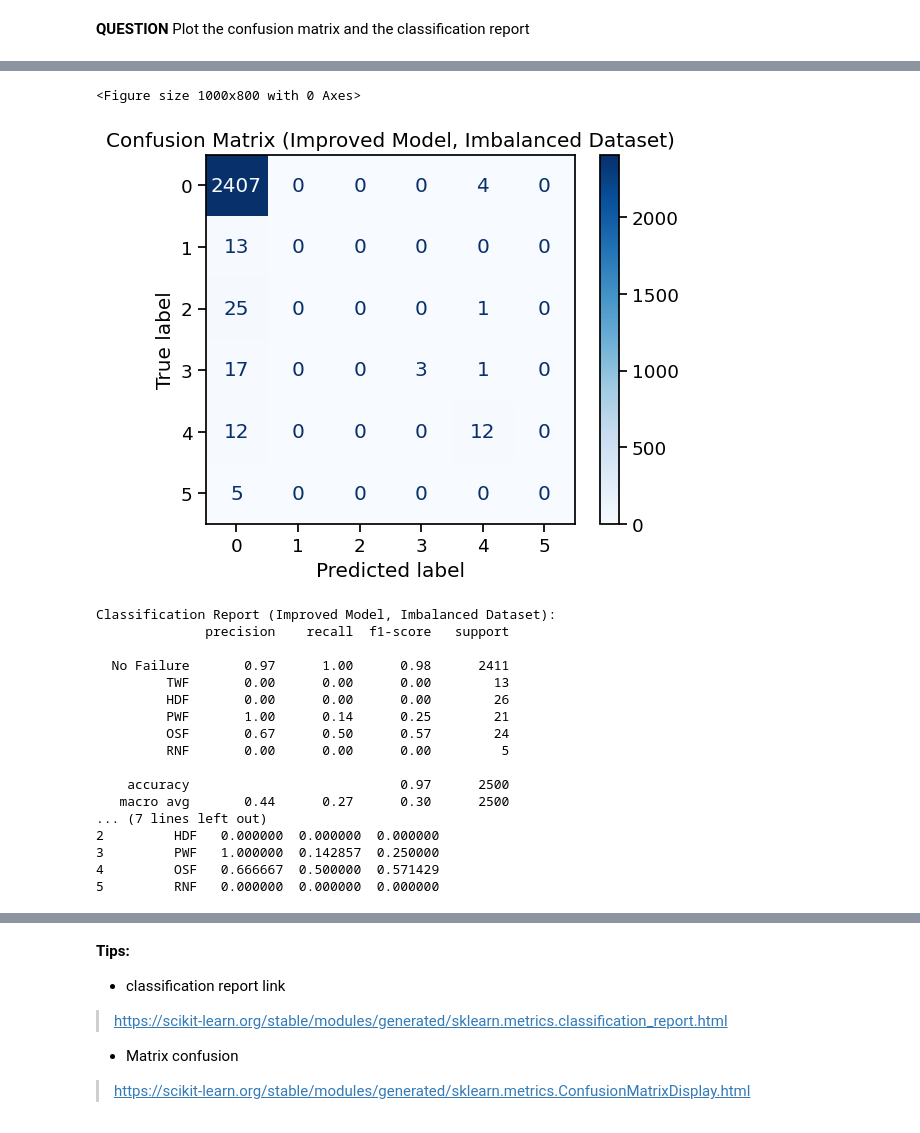
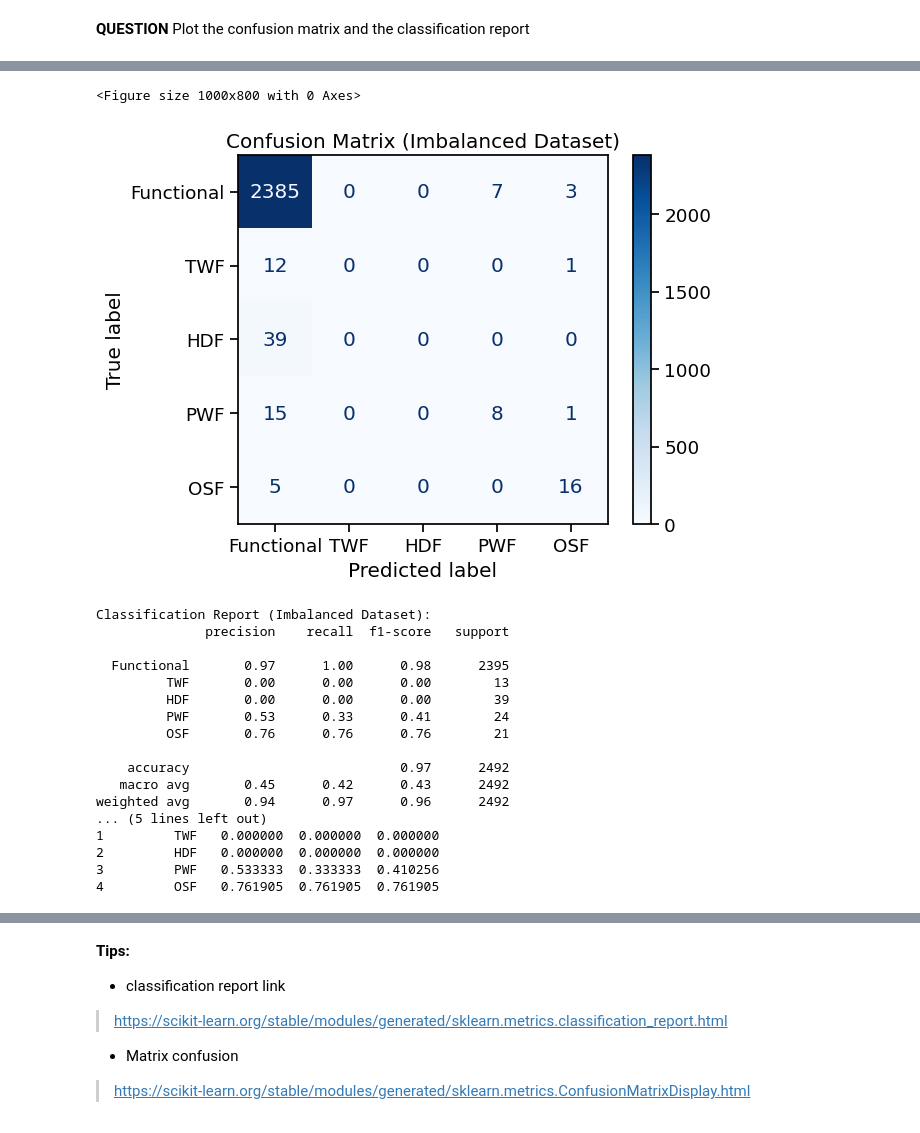
Before and after one commit to Tichow/TP_IA_embarquee, a Jupyter notebook: neural_network/TP_IA_EMBARQUEE.ipynb, the cells around one changed output, grey strips where cells are left out. Cells and saved outputs as stored; diff of their text form; code cells hidden in the pictures.

Commit message:
Another improvement for the imbalanced model

```diff
--- a/neural_network/TP_IA_EMBARQUEE.ipynb
+++ b/neural_network/TP_IA_EMBARQUEE.ipynb
@@ -589,7 +607,7 @@ Model: "sequential_1"
 # Define callbacks for training
 early_stopping = EarlyStopping(
     monitor='val_loss',
-    patience=10,
+    patience=20,
     restore_best_weights=True,
     verbose=1
 )
@@ -597,16 +615,16 @@ early_stopping = EarlyStopping(
 reduce_lr = ReduceLROnPlateau(
     monitor='val_loss',
     factor=0.5,
-    patience=5,
-    min_lr=0.0001,
+    patience=10,
+    min_lr=0.00001,
     verbose=1
 )
 
 # Train the model without balancing
 history = improved_model.fit(
-    X_train_imb, y_train_imb,  # Using the imbalanced dataset
-    epochs=30,
-    batch_size=64,
+    X_train, y_train,
+    epochs=70,
+    batch_size=100,
     validation_split=0.2,
     callbacks=[early_stopping, reduce_lr],
     verbose=1
@@ -669,19 +687,20 @@ Test loss: 0.1690
 # Predict classes for the test set
 y_pred = improved_model.predict(X_test)
 y_pred_classes = np.argmax(y_pred, axis=1)
+y_test_classes = np.argmax(y_test, axis=1)
 
 # Display confusion matrix
+class_names = ['Functional', 'TWF', 'HDF', 'PWF', 'OSF']
 plt.figure(figsize=(10, 8))
-cm = confusion_matrix(y_test, y_pred_classes)
-disp = ConfusionMatrixDisplay(confusion_matrix=cm)
+cm = confusion_matrix(y_test_classes, y_pred_classes)
+disp = ConfusionMatrixDisplay(confusion_matrix=cm, display_labels=class_names)
 disp.plot(cmap=plt.cm.Blues, values_format='d')
-plt.title('Confusion Matrix (Improved Model, Imbalanced Dataset)')
+plt.title('Confusion Matrix (Imbalanced Dataset)')
 plt.show()
 
 # Display classification report
-class_names = ['No Failure', 'TWF', 'HDF', 'PWF', 'OSF', 'RNF'][:num_classes]
-print("Classification Report (Improved Model, Imbalanced Dataset):")
-print(classification_report(y_test, y_pred_classes, target_names=class_names))
+print("Classification Report (Imbalanced Dataset):")
+print(classification_report(y_test_classes, y_pred_classes, target_names=class_names))
 
 # Calculate metrics for each class
 precision = []
@@ -689,16 +708,16 @@ recall = []
 f1 = []
 for i in range(num_classes):
     # True positives (TP): we predict a label of i and the true label is i
-    TP = np.sum(np.logical_and(y_pred_classes == i, y_test == i))
+    TP = np.sum(np.logical_and(y_pred_classes == i, y_test_classes == i))
 
     # True negatives (TN): we predict a label that is not i and the true label is not i
-    TN = np.sum(np.logical_and(y_pred_classes != i, y_test != i))
+    TN = np.sum(np.logical_and(y_pred_classes != i, y_test_classes != i))
 
     # False positives (FP): we predict a label of i but the true label is not i
-    FP = np.sum(np.logical_and(y_pred_classes == i, y_test != i))
+    FP = np.sum(np.logical_and(y_pred_classes == i, y_test_classes != i))
 
     # False negatives (FN): we predict a label that is not i but the true label is i
-    FN = np.sum(np.logical_and(y_pred_classes != i, y_test == i))
+    FN = np.sum(np.logical_and(y_pred_classes != i, y_test_classes == i))
 
     # Precision, recall, and F1 for class i
     prec = TP / (TP + FP) if (TP + FP) > 0 else 0
@@ -723,20 +742,20 @@ print(metrics_df)
 <Figure size 1000x800 with 0 Axes>
-[figure, old version]
+[figure, new version]
-Classification Report (Improved Model, Imbalanced Dataset):
+Classification Report (Imbalanced Dataset):
               precision    recall  f1-score   support
 
-  No Failure       0.97      1.00      0.98      2411
+  Functional       0.97      1.00      0.98      2395
          TWF       0.00      0.00      0.00        13
-         HDF       0.00      0.00      0.00        26
-         PWF       1.00      0.14      0.25        21
-         OSF       0.67      0.50      0.57        24
-         RNF       0.00      0.00      0.00         5
+         HDF       0.00      0.00      0.00        39
+         PWF       0.53      0.33      0.41        24
+         OSF       0.76      0.76      0.76        21
 
-    accuracy                           0.97      2500
-   macro avg       0.44      0.27      0.30      2500
-... (7 lines left out)
+    accuracy                           0.97      2492
+   macro avg       0.45      0.42      0.43      2492
+weighted avg       0.94      0.97      0.96      2492
+... (5 lines left out)
+1         TWF   0.000000  0.000000  0.000000
 2         HDF   0.000000  0.000000  0.000000
-3         PWF   1.000000  0.142857  0.250000
-4         OSF   0.666667  0.500000  0.571429
-5         RNF   0.000000  0.000000  0.000000
+3         PWF   0.533333  0.333333  0.410256
+4         OSF   0.761905  0.761905  0.761905
 # %%
```
Also changed, not shown: parts of 11 cells of this notebook.
